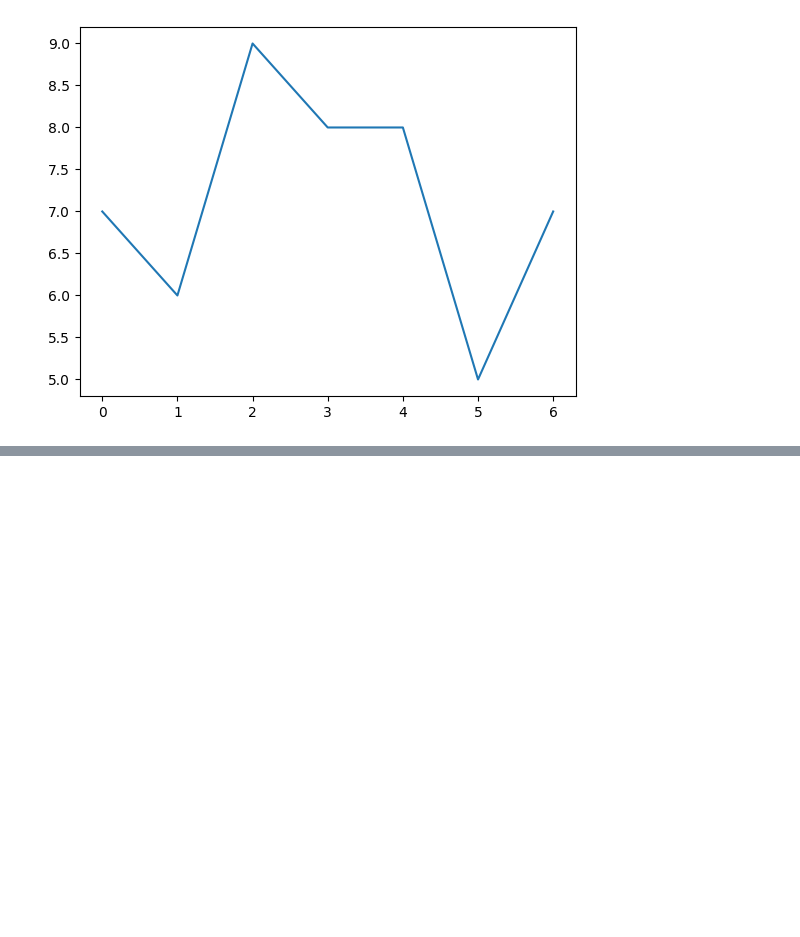
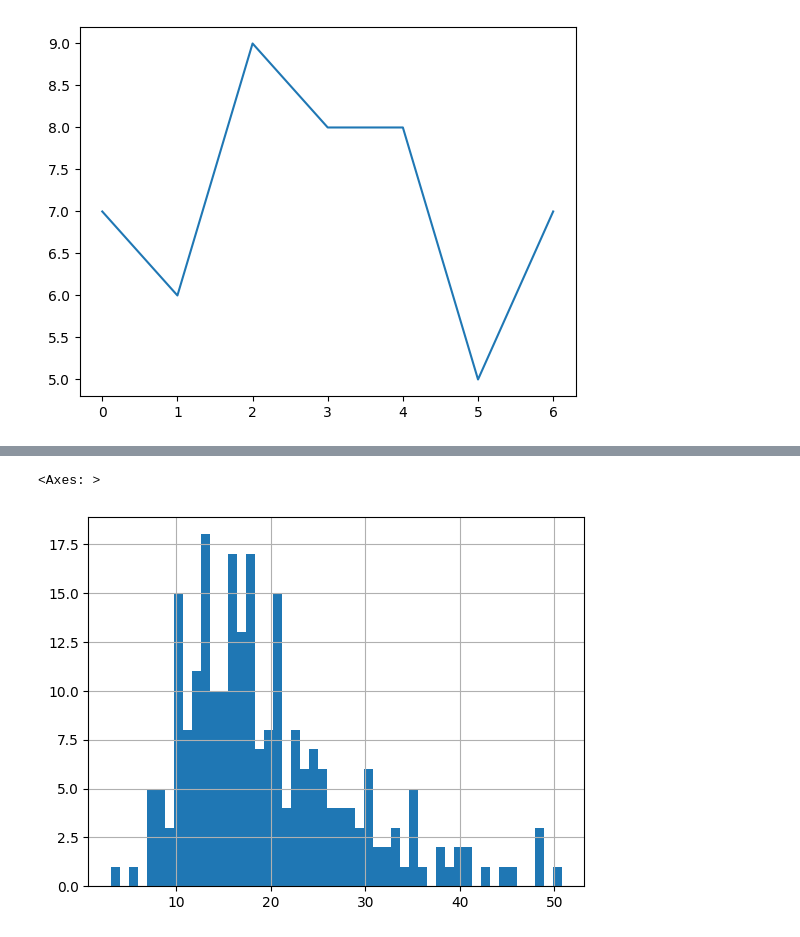
Before and after one commit to certidevs/curso-2025-07-visualizacion, a Jupyter notebook: clase.ipynb, the cells around one changed output, grey strips where cells are left out. Cells and saved outputs as stored; diff of their text form; code cells hidden in the pictures; blank space fills up the shorter version.

```diff
--- a/clase.ipynb
+++ b/clase.ipynb
@@ -22,0 +47,5 @@ plt.plot(calificaciones)
+# %%
+df['total_bill'].hist(bins=50)
+# %% [output]
+<Axes: >
+[figure, added]
```
Also changed, not shown: parts of 6 cells of this notebook, 2 other files.
